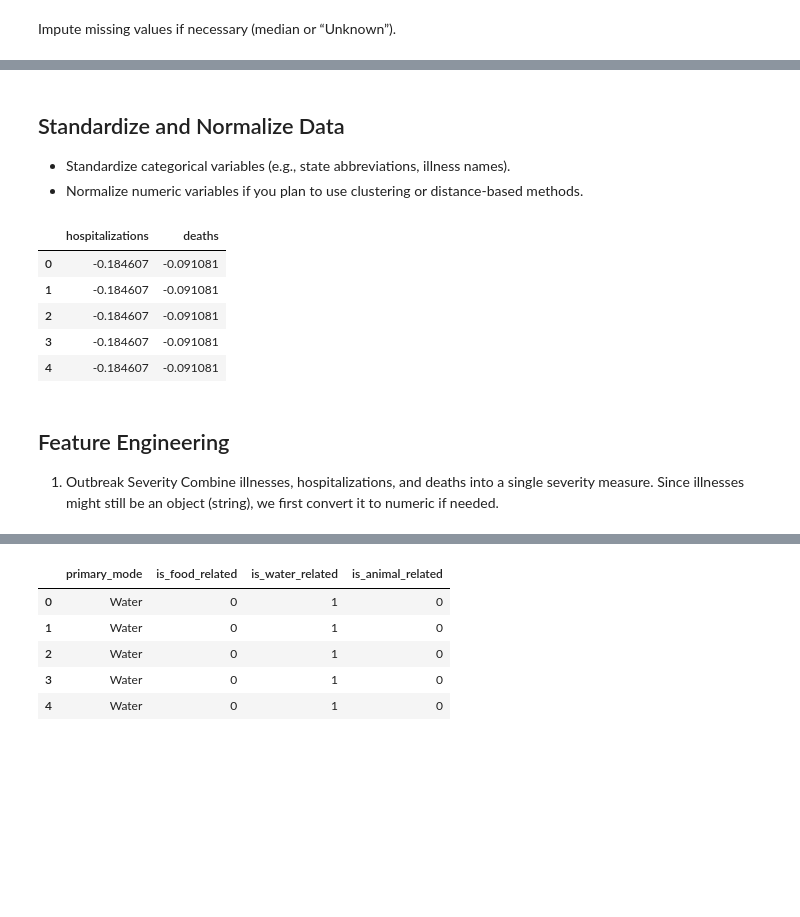
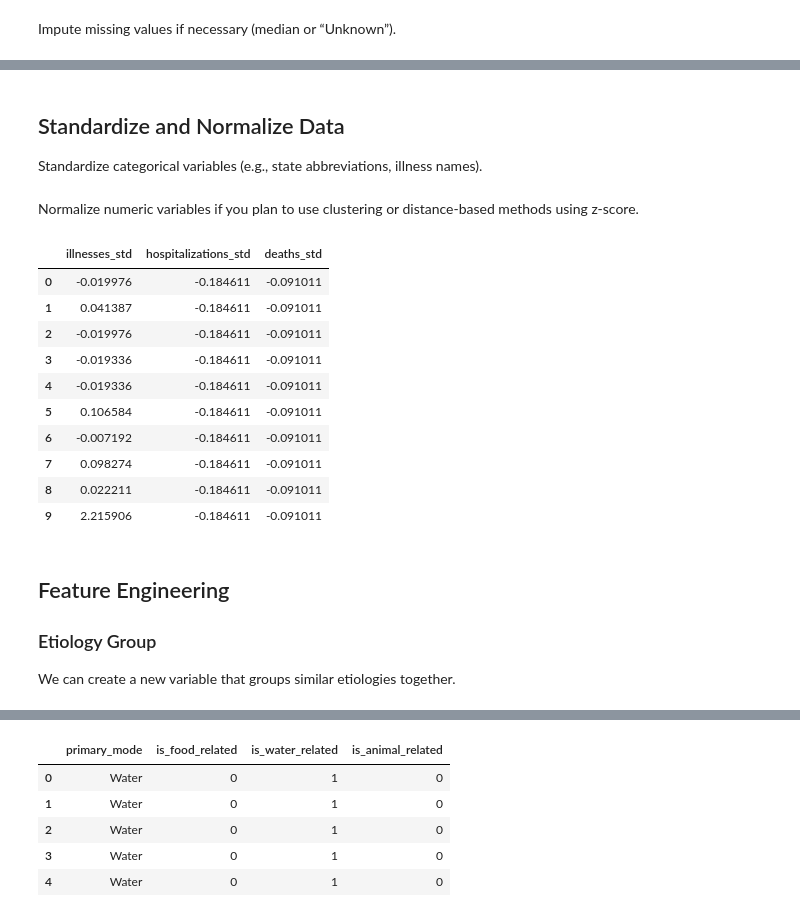
Before and after one commit to ceciliaalbertblack/DSE511_Final_Project, a Jupyter notebook: Step 1. Data Cleaning/Python code/data_cleaning_v2.ipynb, the cells around one changed output, grey strips where cells are left out. Cells and saved outputs as stored; diff of their text form; code cells hidden in the pictures; blank space fills up the shorter version.

Commit message:
Update data_cleaning_v2.ipynb with feature engineering and add outbreak_clean_v2

```diff
--- a/Step 1. Data Cleaning/Python code/data_cleaning_v2.ipynb
+++ b/Step 1. Data Cleaning/Python code/data_cleaning_v2.ipynb
@@ -672,8 +550,7 @@ dtype: int64
 # %% [markdown]
 ## Standardize and Normalize Data
 
-- Standardize categorical variables (e.g., state abbreviations, illness names).
-- Normalize numeric variables if you plan to use clustering or distance-based methods.
+Standardize categorical variables (e.g., state abbreviations, illness names).
 # %%
 # Create a 'date' column from 'year' and 'month'
 outbreak_clean['date'] = pd.to_datetime(outbreak_clean[['year', 'month']].assign(day=1))
@@ -684,27 +561,34 @@ def get_state_abbr(state):
     return state_info.abbr if state_info else 'Unknown'
 
 outbreak_clean['state_abbr'] = outbreak_clean['state'].apply(get_state_abbr)
+# %% [markdown]
+Normalize numeric variables if you plan to use clustering or distance-based methods using z-score.
 # %%
-# Standardize numeric values using z-score
-# Select numeric columns to standardize
-numeric_cols = ['hospitalizations', 'deaths']
-
 # Initialize scaler
 scaler = StandardScaler()
 
-# Fit and transform numeric columns
-outbreak_clean[numeric_cols] = scaler.fit_transform(outbreak_clean[numeric_cols])
+# Standardize numeric count columns
+outbreak_clean[['illnesses_std', 'hospitalizations_std', 'deaths_std']] = scaler.fit_transform(
+    outbreak_clean[['illnesses', 'hospitalizations', 'deaths']]
+)
 
-# Preview the standardized numeric columns
-display(outbreak_clean[numeric_cols].head())
+# Preview first 10 rows
+outbreak_clean[['illnesses_std', 'hospitalizations_std', 'deaths_std']].head(10)
 # %% [output]
-|  | hospitalizations | deaths |
-| 0 | -0.184607 | -0.091081 |
-| 1 | -0.184607 | -0.091081 |
-| 2 | -0.184607 | -0.091081 |
-| 3 | -0.184607 | -0.091081 |
-| 4 | -0.184607 | -0.091081 |
+|  | illnesses_std | hospitalizations_std | deaths_std |
+| 0 | -0.019976 | -0.184611 | -0.091011 |
+| 1 | 0.041387 | -0.184611 | -0.091011 |
+| 2 | -0.019976 | -0.184611 | -0.091011 |
+| 3 | -0.019336 | -0.184611 | -0.091011 |
+| 4 | -0.019336 | -0.184611 | -0.091011 |
+| 5 | 0.106584 | -0.184611 | -0.091011 |
+| 6 | -0.007192 | -0.184611 | -0.091011 |
+| 7 | 0.098274 | -0.184611 | -0.091011 |
+| 8 | 0.022211 | -0.184611 | -0.091011 |
+| 9 | 2.215906 | -0.184611 | -0.091011 |
 # %% [markdown]
 ## Feature Engineering
-1. Outbreak Severity
-Combine illnesses, hospitalizations, and deaths into a single severity measure. Since illnesses might still be an object (string), we first convert it to numeric if needed.
+
+### Etiology Group
+
+We can create a new variable that groups similar etiologies together.
```
Also changed, not shown: parts of 25 cells of this notebook, 1 other file.
